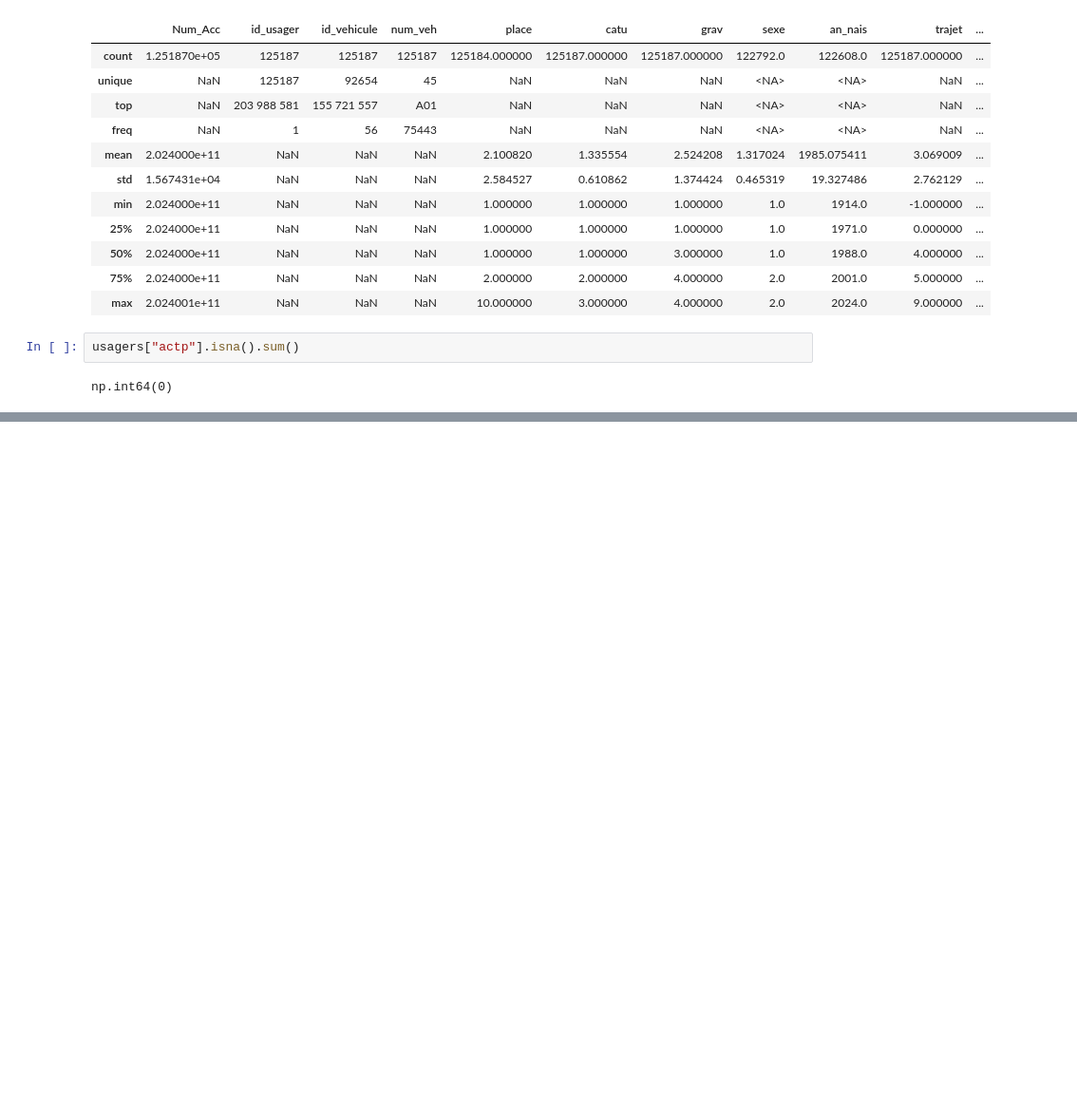
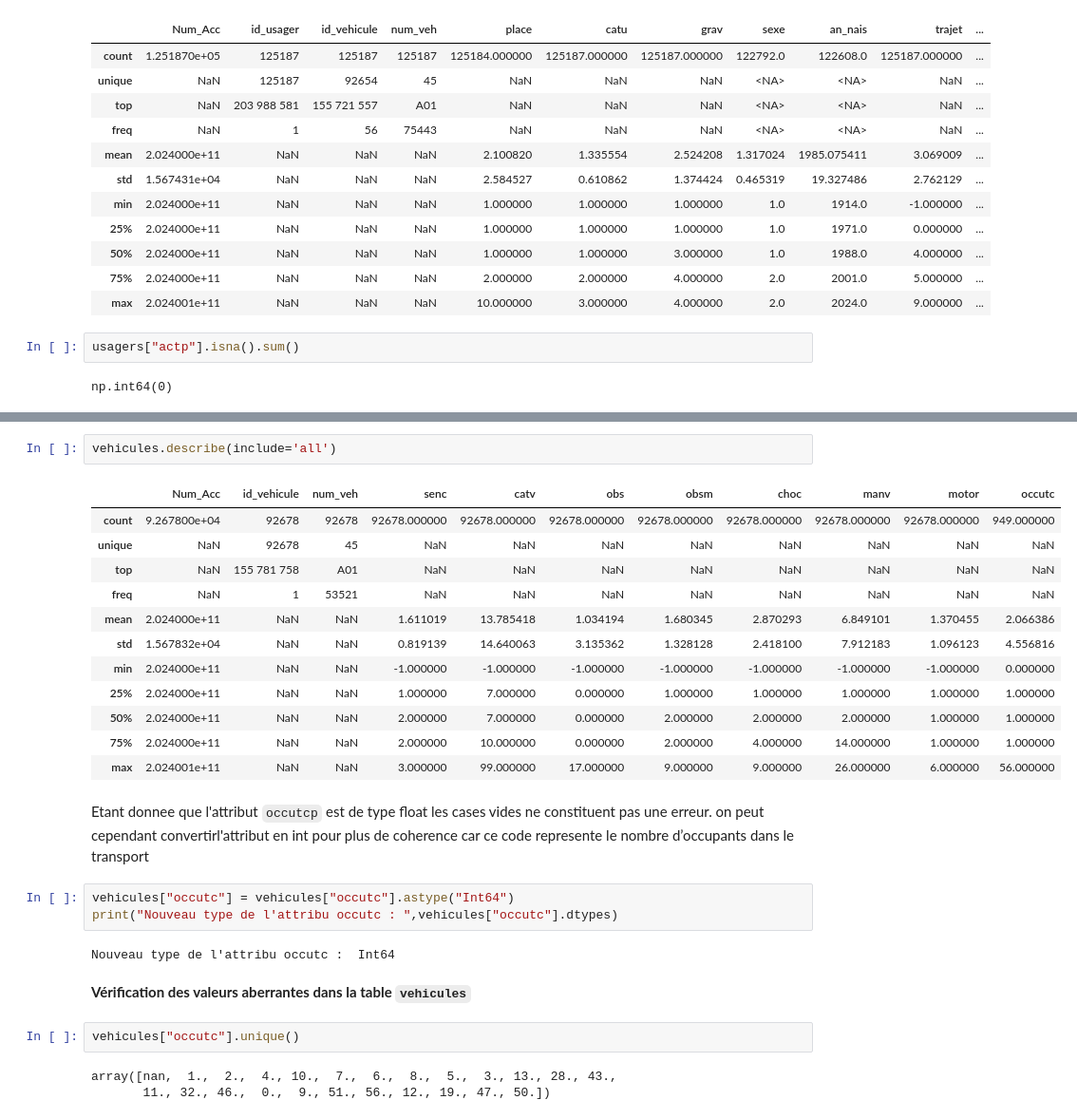
Before and after one commit to Ilyies07/analyse-data-accidents-route-france, a Jupyter notebook: analyse.ipynb, the cells around one changed output, grey strips where cells are left out. Shown at 95% size. Saved outputs shown, nothing was run; the diff lists cells and outputs as text; blank space fills up the shorter version.

Commit message:
Fin du nettoyage de la derniere table

```diff
--- a/analyse.ipynb
+++ b/analyse.ipynb
@@ -462,0 +547,29 @@ np.int64(0)
+# %%
+vehicules.describe(include='all')
+# %% [output]
+|  | Num_Acc | id_vehicule | num_veh | senc | catv | obs | obsm | choc | manv | motor | occutc |
+| count | 9.267800e+04 | 92678 | 92678 | 92678.000000 | 92678.000000 | 92678.000000 | 92678.000000 | 92678.000000 | 92678.000000 | 92678.000000 | 949.000000 |
+| unique | NaN | 92678 | 45 | NaN | NaN | NaN | NaN | NaN | NaN | NaN | NaN |
+| top | NaN | 155 781 758 | A01 | NaN | NaN | NaN | NaN | NaN | NaN | NaN | NaN |
+| freq | NaN | 1 | 53521 | NaN | NaN | NaN | NaN | NaN | NaN | NaN | NaN |
+| mean | 2.024000e+11 | NaN | NaN | 1.611019 | 13.785418 | 1.034194 | 1.680345 | 2.870293 | 6.849101 | 1.370455 | 2.066386 |
+| std | 1.567832e+04 | NaN | NaN | 0.819139 | 14.640063 | 3.135362 | 1.328128 | 2.418100 | 7.912183 | 1.096123 | 4.556816 |
+| min | 2.024000e+11 | NaN | NaN | -1.000000 | -1.000000 | -1.000000 | -1.000000 | -1.000000 | -1.000000 | -1.000000 | 0.000000 |
+| 25% | 2.024000e+11 | NaN | NaN | 1.000000 | 7.000000 | 0.000000 | 1.000000 | 1.000000 | 1.000000 | 1.000000 | 1.000000 |
+| 50% | 2.024000e+11 | NaN | NaN | 2.000000 | 7.000000 | 0.000000 | 2.000000 | 2.000000 | 2.000000 | 1.000000 | 1.000000 |
+| 75% | 2.024000e+11 | NaN | NaN | 2.000000 | 10.000000 | 0.000000 | 2.000000 | 4.000000 | 14.000000 | 1.000000 | 1.000000 |
+| max | 2.024001e+11 | NaN | NaN | 3.000000 | 99.000000 | 17.000000 | 9.000000 | 9.000000 | 26.000000 | 6.000000 | 56.000000 |
+# %% [markdown]
+Etant donnee que l'attribut `occutcp` est de type float les cases vides ne constituent pas une erreur. on peut cependant convertirl'attribut en int pour plus de coherence car ce code represente le nombre d’occupants dans le transport
+# %%
+vehicules["occutc"] = vehicules["occutc"].astype("Int64")
+print("Nouveau type de l'attribu occutc : ",vehicules["occutc"].dtypes)
+# %% [output]
+Nouveau type de l'attribu occutc :  Int64
+# %% [markdown]
+**Vérification des valeurs aberrantes dans la table `vehicules`**
+# %%
+vehicules["occutc"].unique()
+# %% [output]
+array([nan,  1.,  2.,  4., 10.,  7.,  6.,  8.,  5.,  3., 13., 28., 43.,
+       11., 32., 46.,  0.,  9., 51., 56., 12., 19., 47., 50.])
```
Also changed, not shown: parts of 45 cells of this notebook.
